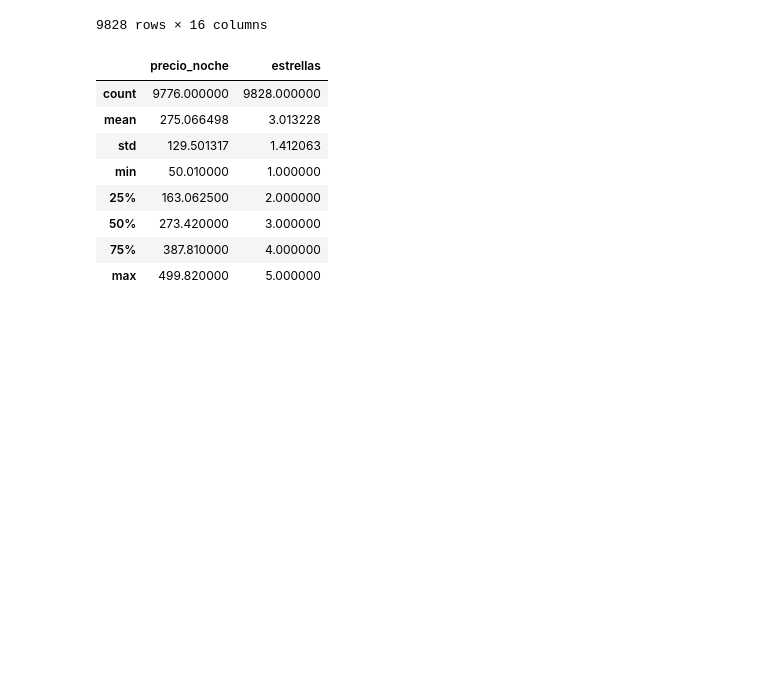
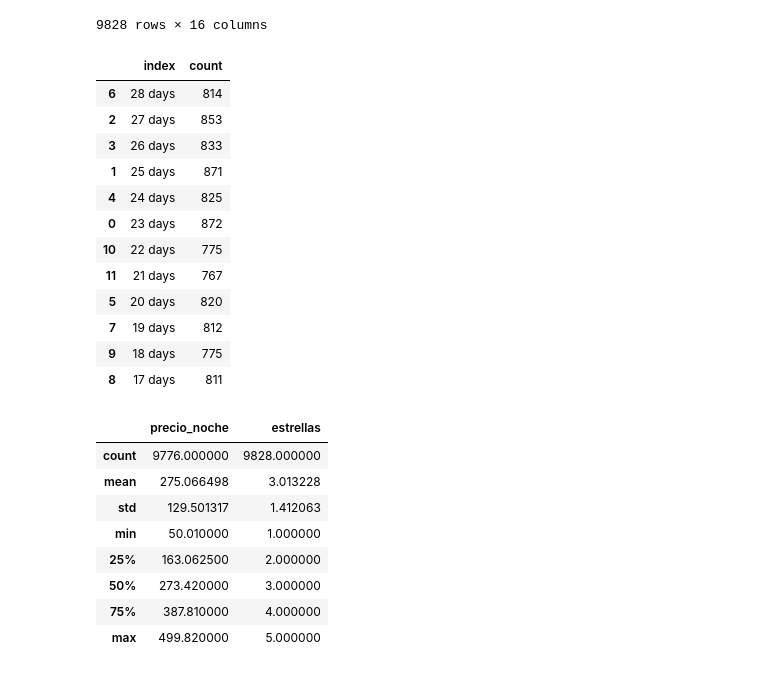
Before and after one commit to Vic4s/ETL_Hoteles, a Jupyter notebook: notebooks/inicial.ipynb, the cells around one changed output. Saved outputs shown, nothing was run; the diff lists cells and outputs as text; code cells hidden in the pictures; blank space fills up the shorter version.

```diff
--- a/notebooks/inicial.ipynb
+++ b/notebooks/inicial.ipynb
@@ -572,6 +572,24 @@ df_propios
 | 14997 | af0f6afa-e7d2-410a-8cdd-5eb62b1e4788 | 10526 | Nadia | Verdugo | nadia.verdugo@example.com | False | 2025-02-11 | 2025-03-01 | ... |
 | 14999 | 55b1c8de-bc13-4e4c-9dd7-50437788e361 | 2209 | Brígida | Salom | brígida.salom@example.com | False | 2025-02-08 | 2025-03-01 | ... |
 9828 rows × 16 columns
+# %%
+df_reservas_propios = (df_propios["inicio_estancia"] - df_propios["fecha_reserva"]).value_counts().reset_index()
+df_reservas_propios = df_reservas_propios.sort_values(by="index", ascending=False)
+df_reservas_propios
+# %% [output]
+|  | index | count |
+| 6 | 28 days | 814 |
+| 2 | 27 days | 853 |
+| 3 | 26 days | 833 |
+| 1 | 25 days | 871 |
+| 4 | 24 days | 825 |
+| 0 | 23 days | 872 |
+| 10 | 22 days | 775 |
+| 11 | 21 days | 767 |
+| 5 | 20 days | 820 |
+| 7 | 19 days | 812 |
+| 9 | 18 days | 775 |
+| 8 | 17 days | 811 |
 # %%
 df_propios[["precio_noche", "estrellas"]].describe()
 # %% [output]
```
Also changed, not shown: 3 other files.
